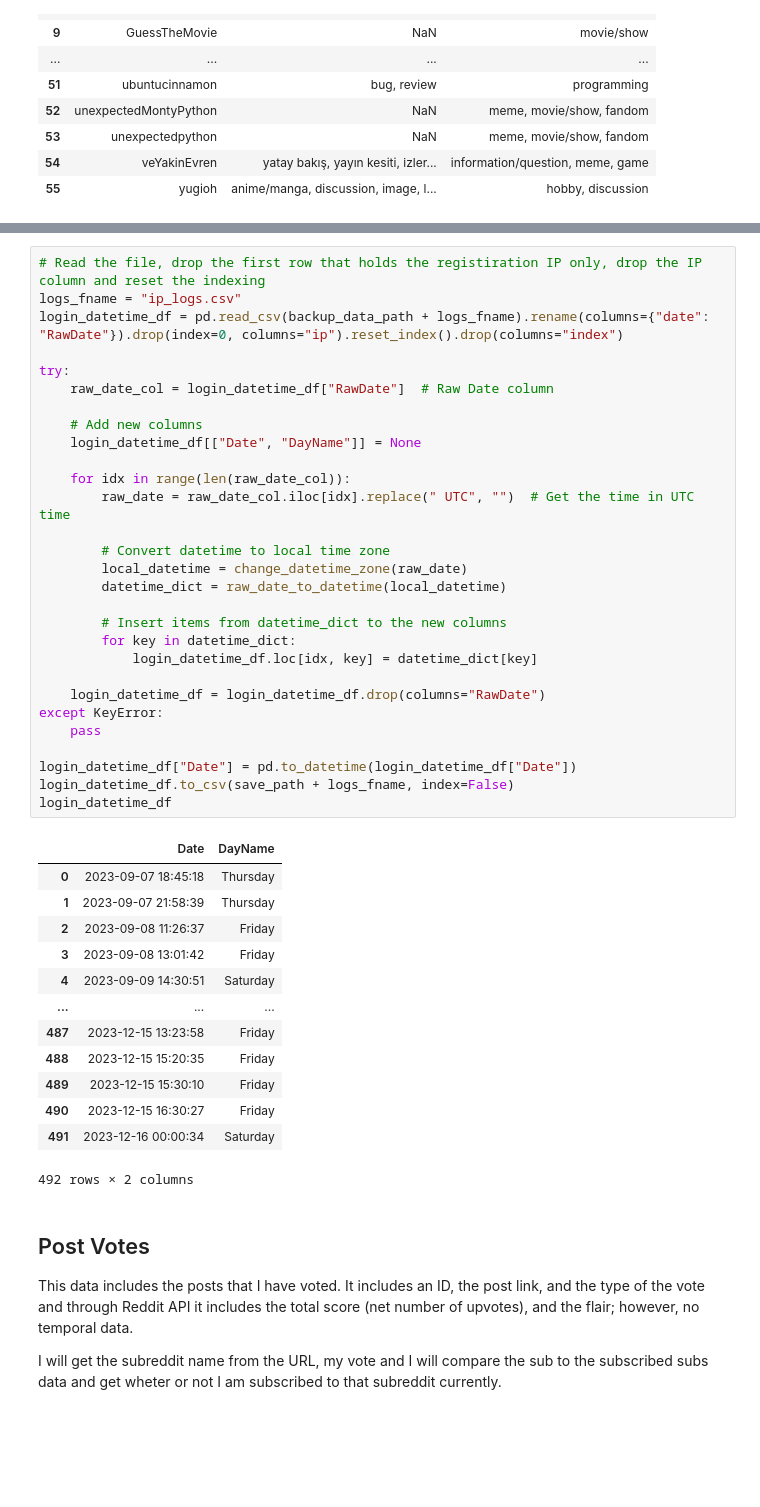
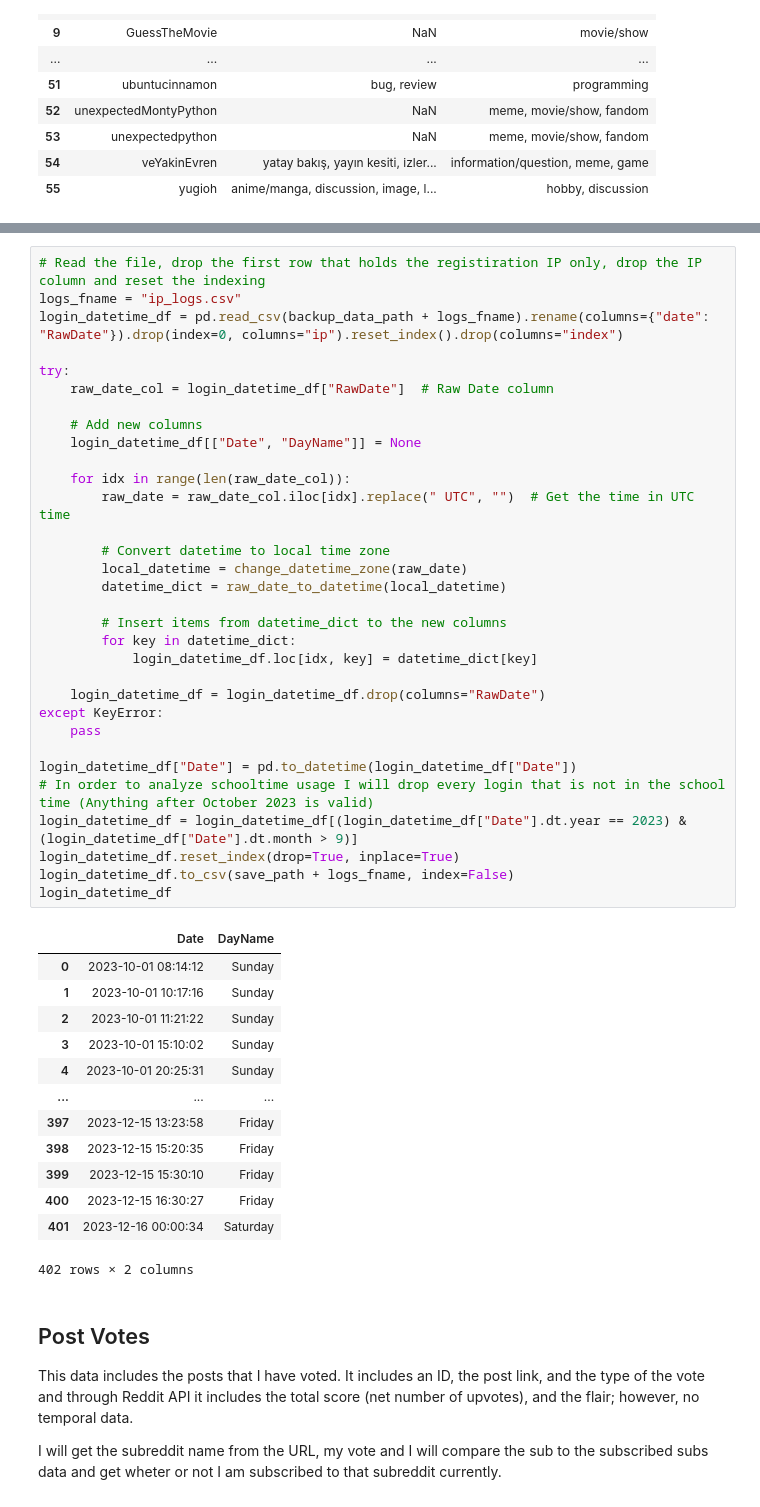
Before and after one commit to firatbatar/my-reddit-data, a Jupyter notebook: data_process.ipynb, the cells around one changed output, grey strips where cells are left out. Saved outputs shown, nothing was run; the diff lists cells and outputs as text; blank space fills up the shorter version.

Commit message:
Filter data more Remove any IP log before October 2023 to analyze this school year usage.

```diff
--- a/data_process.ipynb
+++ b/data_process.ipynb
@@ -80,45 +82,48 @@ The date data is in the form of "yyyy-mm-dd hh:mm:ss UTC". I will convert time i
 # Read the file, drop the first row that holds the registiration IP only, drop the IP column and reset the indexing
 logs_fname = "ip_logs.csv"
 login_datetime_df = pd.read_csv(backup_data_path + logs_fname).rename(columns={"date": "RawDate"}).drop(index=0, columns="ip").reset_index().drop(columns="index")
 
 try:
     raw_date_col = login_datetime_df["RawDate"]  # Raw Date column
 
     # Add new columns
     login_datetime_df[["Date", "DayName"]] = None
 
     for idx in range(len(raw_date_col)):
         raw_date = raw_date_col.iloc[idx].replace(" UTC", "")  # Get the time in UTC time
 
         # Convert datetime to local time zone
         local_datetime = change_datetime_zone(raw_date)
         datetime_dict = raw_date_to_datetime(local_datetime)
 
         # Insert items from datetime_dict to the new columns
         for key in datetime_dict:
             login_datetime_df.loc[idx, key] = datetime_dict[key]
 
     login_datetime_df = login_datetime_df.drop(columns="RawDate")
 except KeyError:
     pass
 
 login_datetime_df["Date"] = pd.to_datetime(login_datetime_df["Date"])
+# In order to analyze schooltime usage I will drop every login that is not in the school time (Anything after October 2023 is valid)
+login_datetime_df = login_datetime_df[(login_datetime_df["Date"].dt.year == 2023) & (login_datetime_df["Date"].dt.month > 9)]
+login_datetime_df.reset_index(drop=True, inplace=True)
 login_datetime_df.to_csv(save_path + logs_fname, index=False)
 login_datetime_df
 # %% [output]
 |  | Date | DayName |
-| 0 | 2023-09-07 18:45:18 | Thursday |
-| 1 | 2023-09-07 21:58:39 | Thursday |
-| 2 | 2023-09-08 11:26:37 | Friday |
-| 3 | 2023-09-08 13:01:42 | Friday |
-| 4 | 2023-09-09 14:30:51 | Saturday |
+| 0 | 2023-10-01 08:14:12 | Sunday |
+| 1 | 2023-10-01 10:17:16 | Sunday |
+| 2 | 2023-10-01 11:21:22 | Sunday |
+| 3 | 2023-10-01 15:10:02 | Sunday |
+| 4 | 2023-10-01 20:25:31 | Sunday |
 | ... | ... | ... |
-| 487 | 2023-12-15 13:23:58 | Friday |
-| 488 | 2023-12-15 15:20:35 | Friday |
-| 489 | 2023-12-15 15:30:10 | Friday |
-| 490 | 2023-12-15 16:30:27 | Friday |
-| 491 | 2023-12-16 00:00:34 | Saturday |
+| 397 | 2023-12-15 13:23:58 | Friday |
+| 398 | 2023-12-15 15:20:35 | Friday |
+| 399 | 2023-12-15 15:30:10 | Friday |
+| 400 | 2023-12-15 16:30:27 | Friday |
+| 401 | 2023-12-16 00:00:34 | Saturday |
-492 rows × 2 columns
+402 rows × 2 columns
 # %% [markdown]
 ## Post Votes
 
```
Also changed, not shown: parts of 2 cells of this notebook, 12 other files.
